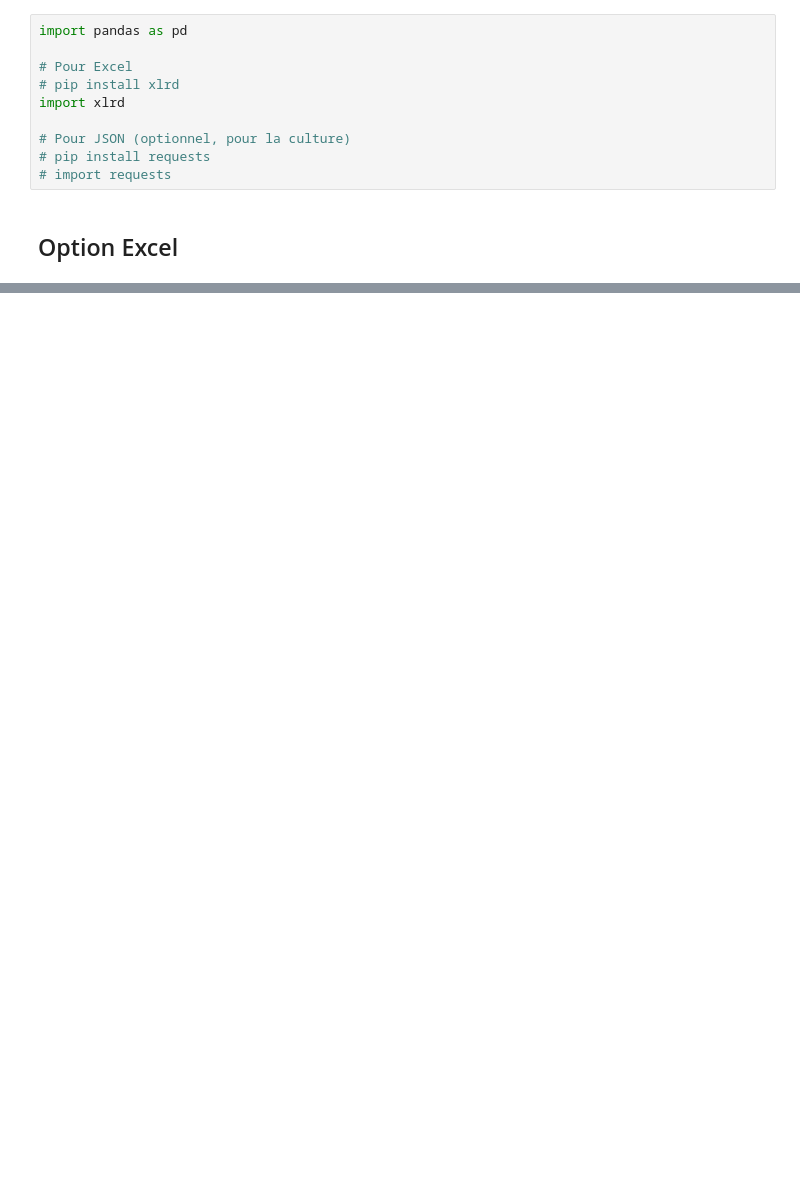
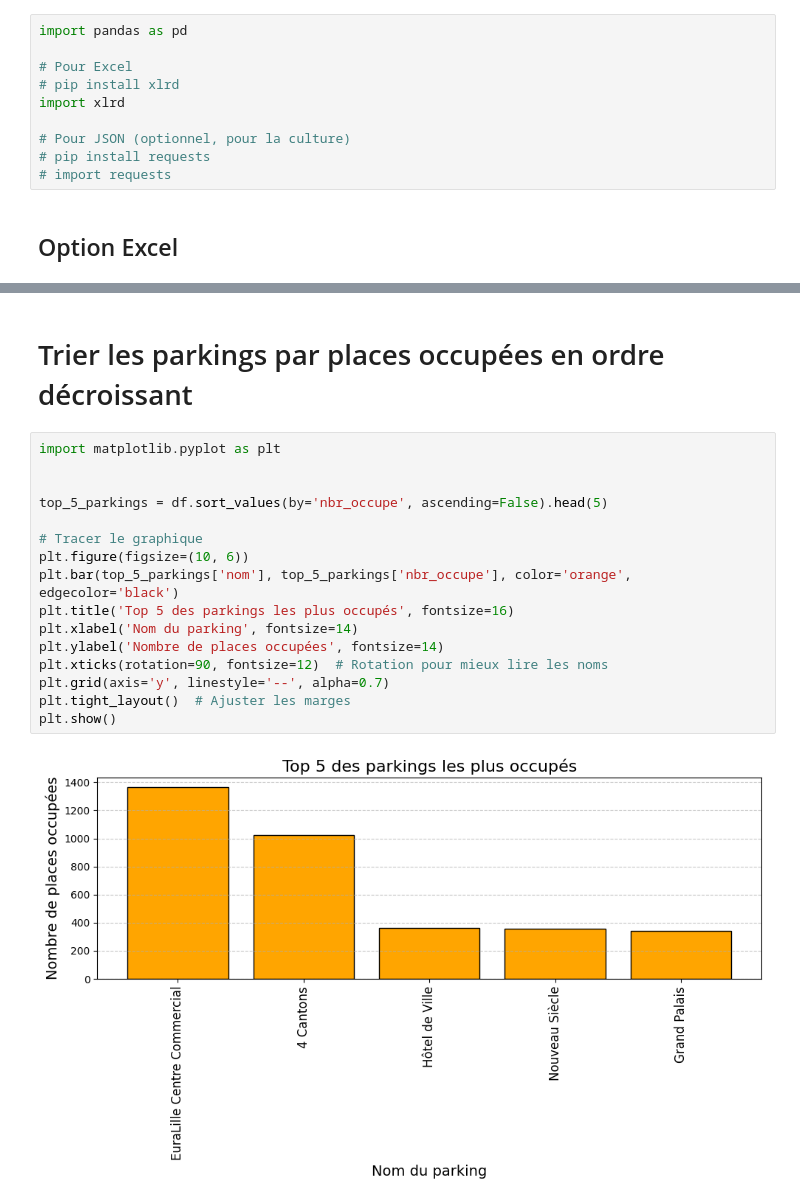
Before and after one commit to yzpt/module_pandas_B2, a Jupyter notebook: 12.0.parkings.ipynb, the cells around one changed output, grey strips where cells are left out. Saved outputs shown, nothing was run; the diff lists cells and outputs as text; blank space fills up the shorter version.

```diff
--- a/12.0.parkings.ipynb
+++ b/12.0.parkings.ipynb
@@ -67,0 +207,20 @@ print(json.dumps(data, indent=4))
+# %% [markdown]
+# Trier les parkings par places occupées en ordre décroissant
+# %%
+import matplotlib.pyplot as plt
+
+
+top_5_parkings = df.sort_values(by='nbr_occupe', ascending=False).head(5)
+
+# Tracer le graphique
+plt.figure(figsize=(10, 6))
+plt.bar(top_5_parkings['nom'], top_5_parkings['nbr_occupe'], color='orange', edgecolor='black')
+plt.title('Top 5 des parkings les plus occupés', fontsize=16)
+plt.xlabel('Nom du parking', fontsize=14)
+plt.ylabel('Nombre de places occupées', fontsize=14)
+plt.xticks(rotation=90, fontsize=12)  # Rotation pour mieux lire les noms
+plt.grid(axis='y', linestyle='--', alpha=0.7)
+plt.tight_layout()  # Ajuster les marges
+plt.show()
+# %% [output]
+[figure, added]
```
Also changed, not shown: parts of 19 cells of this notebook, 1 other file.
